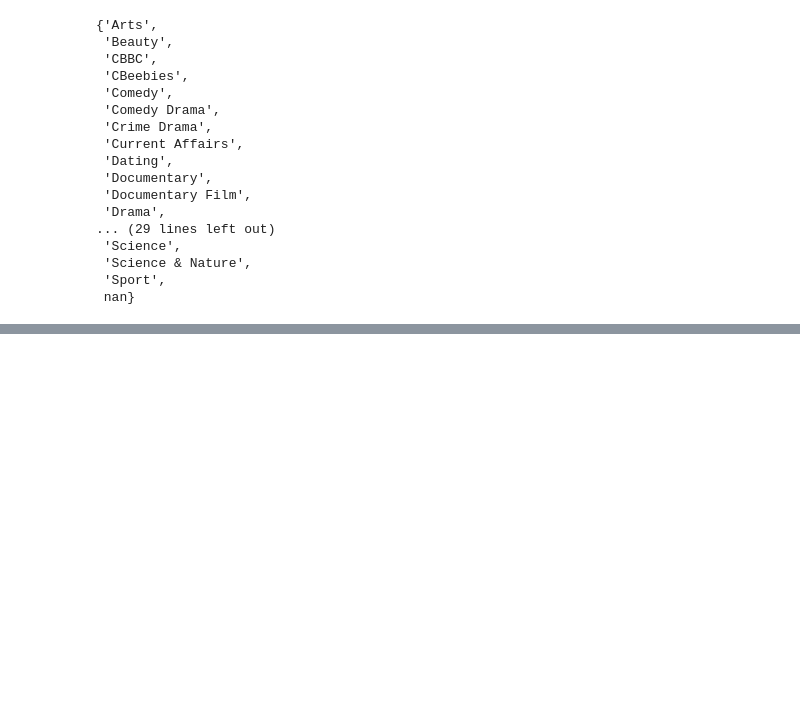
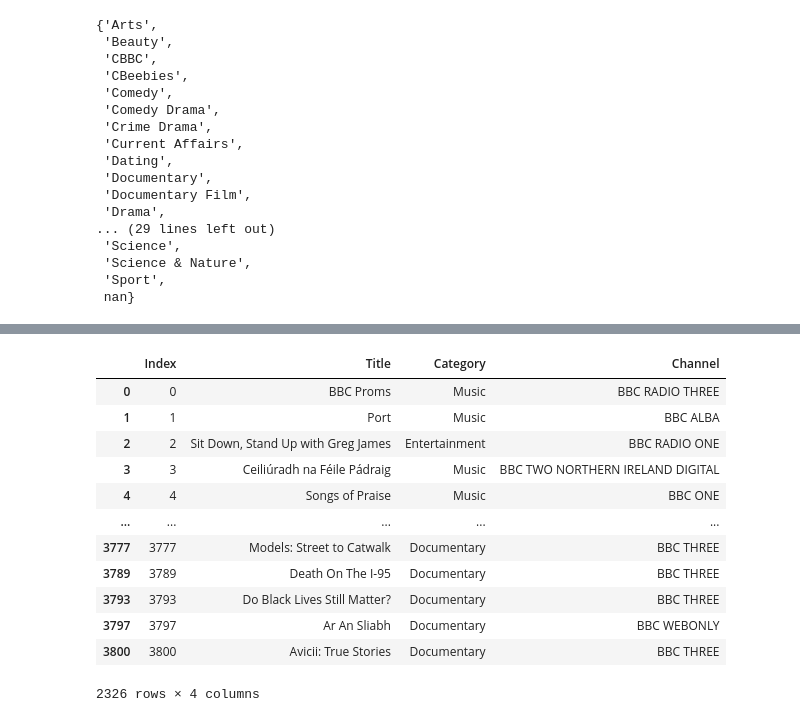
Before and after one commit to hfock/uu-recommendation-systems, a Jupyter notebook: src/data-processing/data-processing.ipynb, the cells around one changed output, grey strips where cells are left out. Cells and saved outputs as stored; diff of their text form; code cells hidden in the pictures; blank space fills up the shorter version.

```diff
--- a/src/data-processing/data-processing.ipynb
+++ b/src/data-processing/data-processing.ipynb
@@ -150,0 +153,3 @@ df[df['category'] == 'Film - Adventure']
+# %%
+df_adv = df
+df_adv
@@ -150,0 +170,4 @@ df[df['category'] == 'Film - Adventure']
+# %%
+df_adv = df_adv.iloc[:, [0, 1, 8, 9]]
+# %%
+df_adv.columns = ['Index', 'Title', 'Category', 'Channel']
@@ -150,0 +188,16 @@ df[df['category'] == 'Film - Adventure']
+# %%
+df_adv
+# %% [output]
+|  | Index | Title | Category | Channel |
+| 0 | 0 | BBC Proms | Music | BBC RADIO THREE |
+| 1 | 1 | Port | Music | BBC ALBA |
+| 2 | 2 | Sit Down, Stand Up with Greg James | Entertainment | BBC RADIO ONE |
+| 3 | 3 | Ceiliúradh na Féile Pádraig | Music | BBC TWO NORTHERN IRELAND DIGITAL |
+| 4 | 4 | Songs of Praise | Music | BBC ONE |
+| ... | ... | ... | ... | ... |
+| 3777 | 3777 | Models: Street to Catwalk | Documentary | BBC THREE |
+| 3789 | 3789 | Death On The I-95 | Documentary | BBC THREE |
+| 3793 | 3793 | Do Black Lives Still Matter? | Documentary | BBC THREE |
+| 3797 | 3797 | Ar An Sliabh | Documentary | BBC WEBONLY |
+| 3800 | 3800 | Avicii: True Stories | Documentary | BBC THREE |
+2326 rows × 4 columns
```
Also changed, not shown: parts of 4 cells of this notebook, 1 other file.
